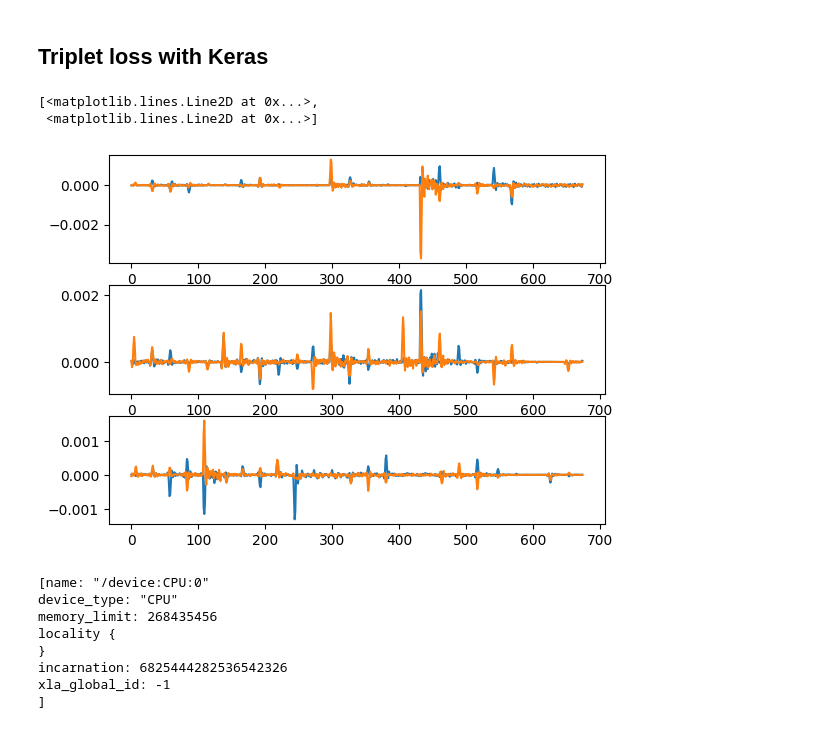
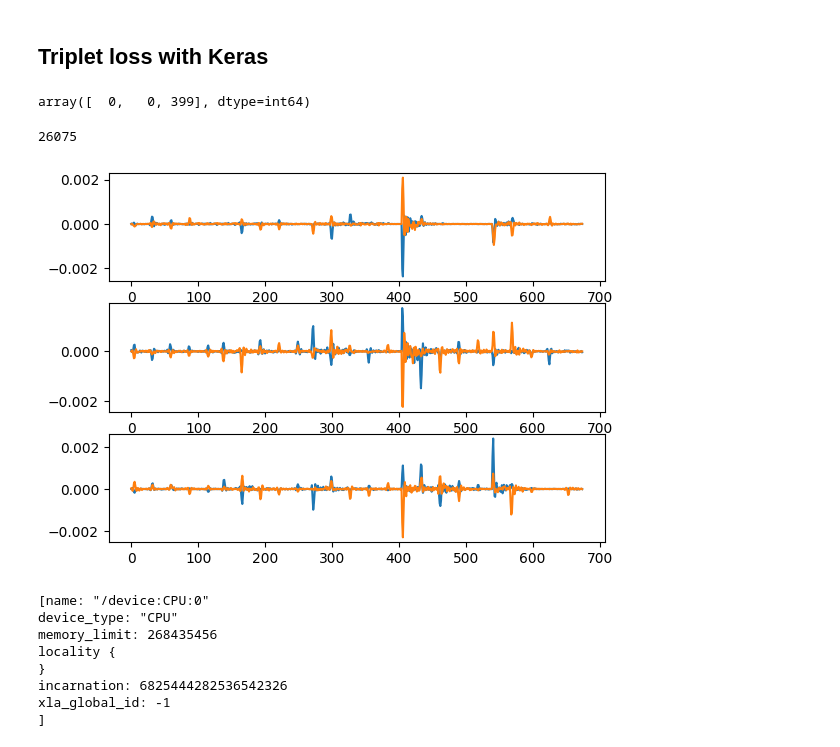
Before and after one commit to ukunliu/WSN_simulation, a Jupyter notebook: Polished_code/metric_learning_data/optimization.ipynb, the cells around one changed output. Drawn from its saved outputs; the diff is of its cells as text; code cells hidden in the pictures.

```diff
--- a/Polished_code/metric_learning_data/optimization.ipynb
+++ b/Polished_code/metric_learning_data/optimization.ipynb
@@ -135,6 +135,7 @@ def sample_triplets(triplets, cir_obs, cir_base, random_seed=0):
 def sample_triplets_onetoten(anchor, pos, neg, cir_obs, cir_base, random_seed=0):
     obs, pos_comp, neg_comp = [], [], []
     rng = np.random.RandomState(random_seed)
+    label = []
     sample_data = []
     # for i in anchor:
     #     for j, ks in zip(pos, neg):
@@ -146,23 +147,28 @@ def sample_triplets_onetoten(anchor, pos, neg, cir_obs, cir_base, random_seed=0)
                 obs.append(cir_obs[i])
                 pos_comp.append(cir_base[j])
                 neg_comp.append(cir_base[k])
+                label.append(i)
 
-    return [obs, pos_comp, neg_comp]
+    return [label, obs, pos_comp, neg_comp]
+# %%
+triplets[0]
+# %% [output]
+array([  0,   0, 399], dtype=int64)
 # %%
 anchor, pos, neg = sample_triplets(triplets, cirs_obs_complex, cirs_complex)
 # %%
-anchor, pos, neg = sample_triplets_onetoten(anchor_idx, pos_idx, neg_idx, cirs_obs_complex, cirs_complex)
+label, anchor, pos, neg = sample_triplets_onetoten(anchor_idx, pos_idx, neg_idx, cirs_obs_complex, cirs_complex)
 # %%
 ind = np.random.randint(len(anchor))
 
 fig, axs = plt.subplots(3,1)
 axs[0].plot(anchor[ind])
 axs[1].plot(pos[ind])
 axs[2].plot(neg[ind])
+ind
 # %% [output]
-[<matplotlib.lines.Line2D at 0x...>,
- <matplotlib.lines.Line2D at 0x...>]
+26075
-[figure, old version]
+[figure, new version]
 # %%
 class ComplexDense(layers.Layer):
     def __init__(self, n_input, activation='relu'):
```
Also changed, not shown: parts of 44 cells of this notebook, 2 other files.
